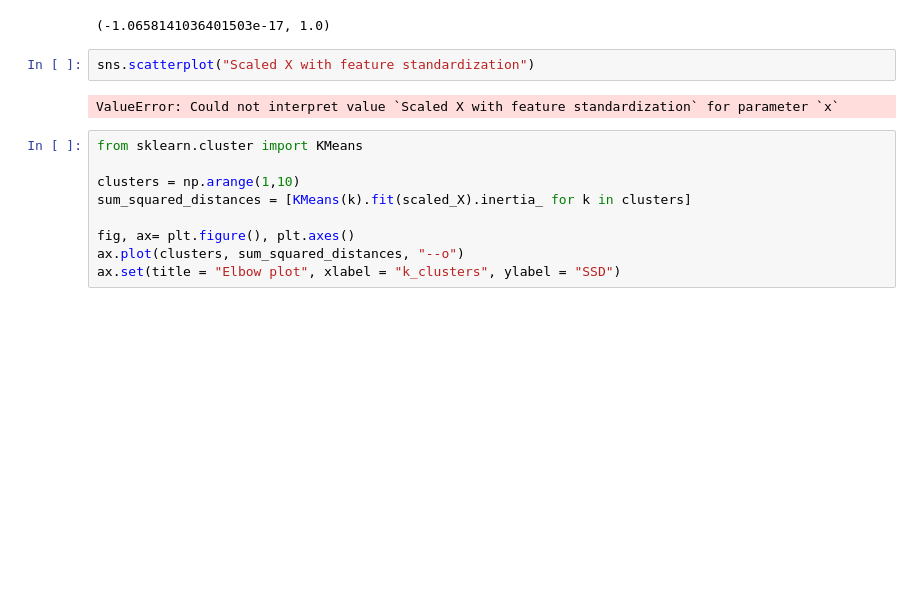
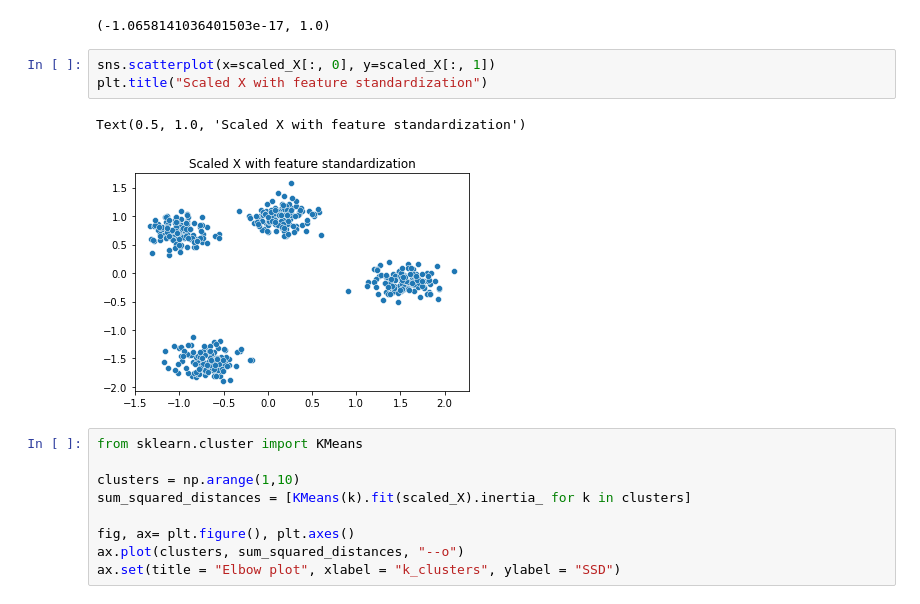
Before and after one commit to FabianAndersson17/Machinelearning-Fabian-Andersson, a Jupyter notebook: Code-Along/Lec13-k-means.ipynb, the cells around one changed output. Saved outputs shown, nothing was run; the diff lists cells and outputs as text; blank space fills up the shorter version.

Commit message:
FIxed cluster with scaled X

```diff
--- a/Code-Along/Lec13-k-means.ipynb
+++ b/Code-Along/Lec13-k-means.ipynb
@@ -40,9 +40,11 @@ scaled_X.mean(), scaled_X.std()
 # %% [output]
 (-1.0658141036401503e-17, 1.0)
 # %%
-sns.scatterplot("Scaled X with feature standardization")
+sns.scatterplot(x=scaled_X[:, 0], y=scaled_X[:, 1])
+plt.title("Scaled X with feature standardization")
 # %% [output]
-ValueError: Could not interpret value `Scaled X with feature standardization` for parameter `x`
+Text(0.5, 1.0, 'Scaled X with feature standardization')
+[figure, added]
 # %%
 from sklearn.cluster import KMeans
 
```
Also changed, not shown: parts of 3 cells of this notebook.
